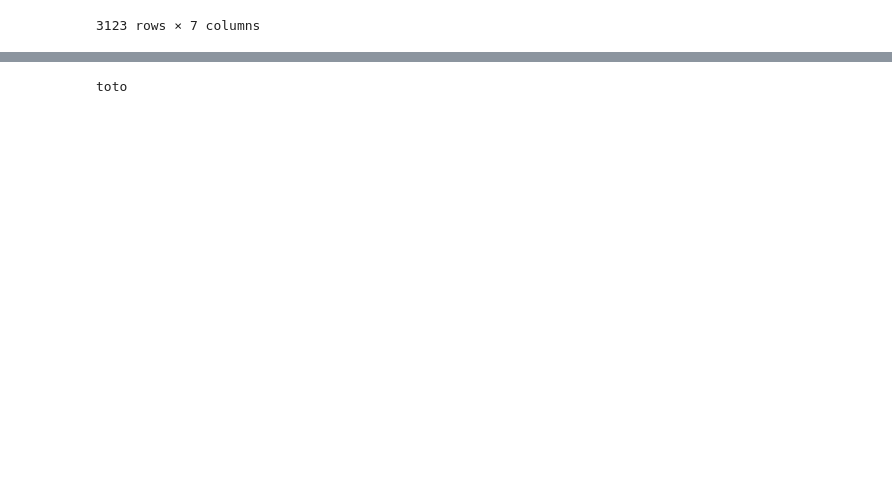
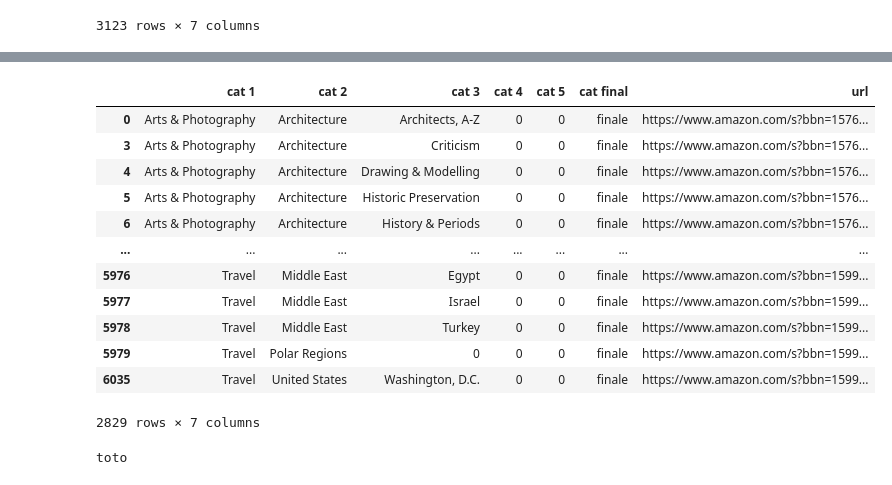
Before and after one commit to thomasgassin/kindle-scrapper, a Jupyter notebook: notebooks/NoteBook.ipynb, the cells around one changed output, grey strips where cells are left out. Drawn from its saved outputs; the diff is of its cells as text; code cells hidden in the pictures; blank space fills up the shorter version.

```diff
--- a/notebooks/NoteBook.ipynb
+++ b/notebooks/NoteBook.ipynb
@@ -583 +569,18 @@ dataframe_cat4
+# %%
+dataframe_cat4  = pd.read_csv('categories_cat4.csv', index_col = 0)
+dataframe_cat4.loc[dataframe_cat4['cat final'] == 'finale']
+# %% [output]
+|  | cat 1 | cat 2 | cat 3 | cat 4 | cat 5 | cat final | url |
+| 0 | Arts & Photography | Architecture | Architects, A-Z | 0 | 0 | finale | https://www.amazon.com/s?bbn=1576... |
+| 3 | Arts & Photography | Architecture | Criticism | 0 | 0 | finale | https://www.amazon.com/s?bbn=1576... |
+| 4 | Arts & Photography | Architecture | Drawing & Modelling | 0 | 0 | finale | https://www.amazon.com/s?bbn=1576... |
+| 5 | Arts & Photography | Architecture | Historic Preservation | 0 | 0 | finale | https://www.amazon.com/s?bbn=1576... |
+| 6 | Arts & Photography | Architecture | History & Periods | 0 | 0 | finale | https://www.amazon.com/s?bbn=1576... |
+| ... | ... | ... | ... | ... | ... | ... | ... |
+| 5976 | Travel | Middle East | Egypt | 0 | 0 | finale | https://www.amazon.com/s?bbn=1599... |
+| 5977 | Travel | Middle East | Israel | 0 | 0 | finale | https://www.amazon.com/s?bbn=1599... |
+| 5978 | Travel | Middle East | Turkey | 0 | 0 | finale | https://www.amazon.com/s?bbn=1599... |
+| 5979 | Travel | Polar Regions | 0 | 0 | 0 | finale | https://www.amazon.com/s?bbn=1599... |
+| 6035 | Travel | United States | Washington, D.C. | 0 | 0 | finale | https://www.amazon.com/s?bbn=1599... |
+2829 rows × 7 columns
 # %%
```
Also changed, not shown: parts of 20 cells of this notebook, 1 other file.
